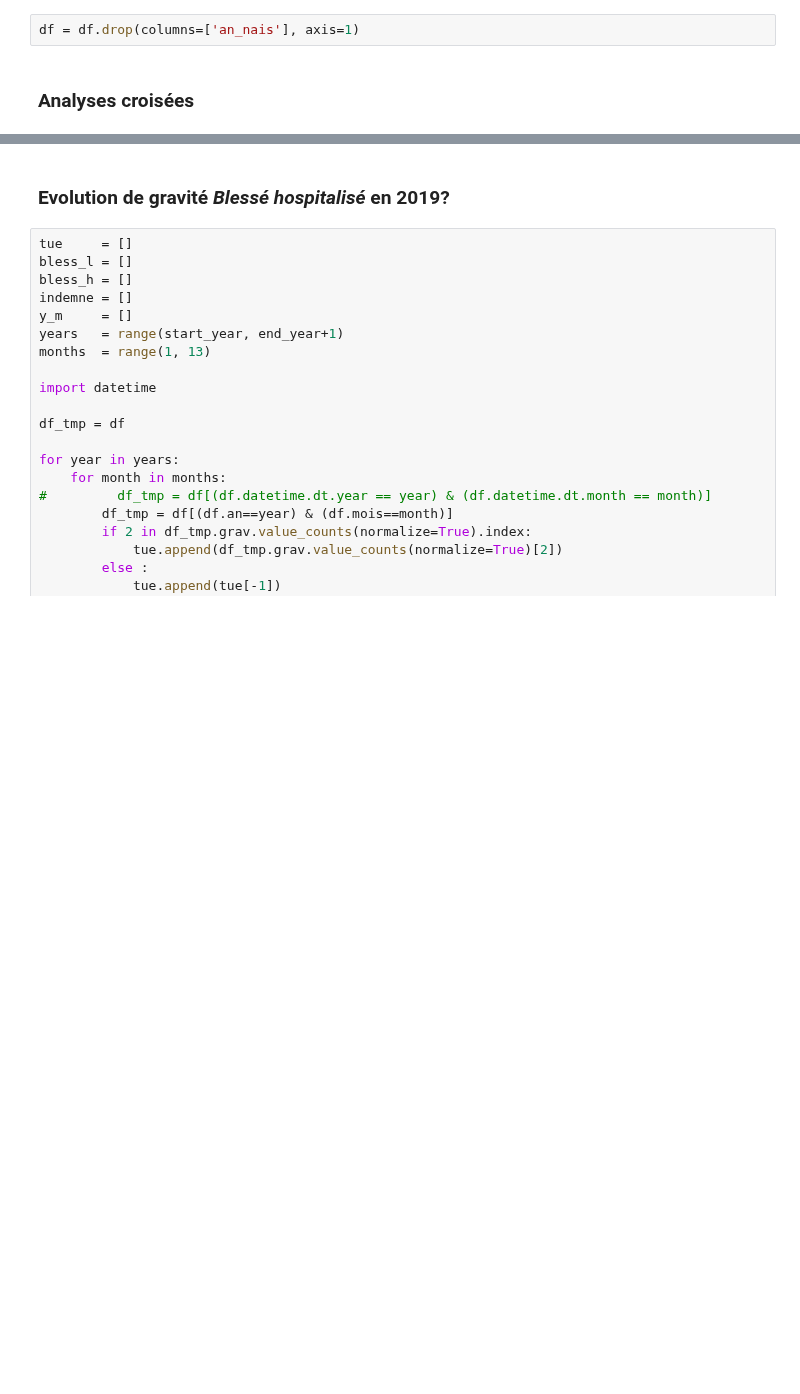
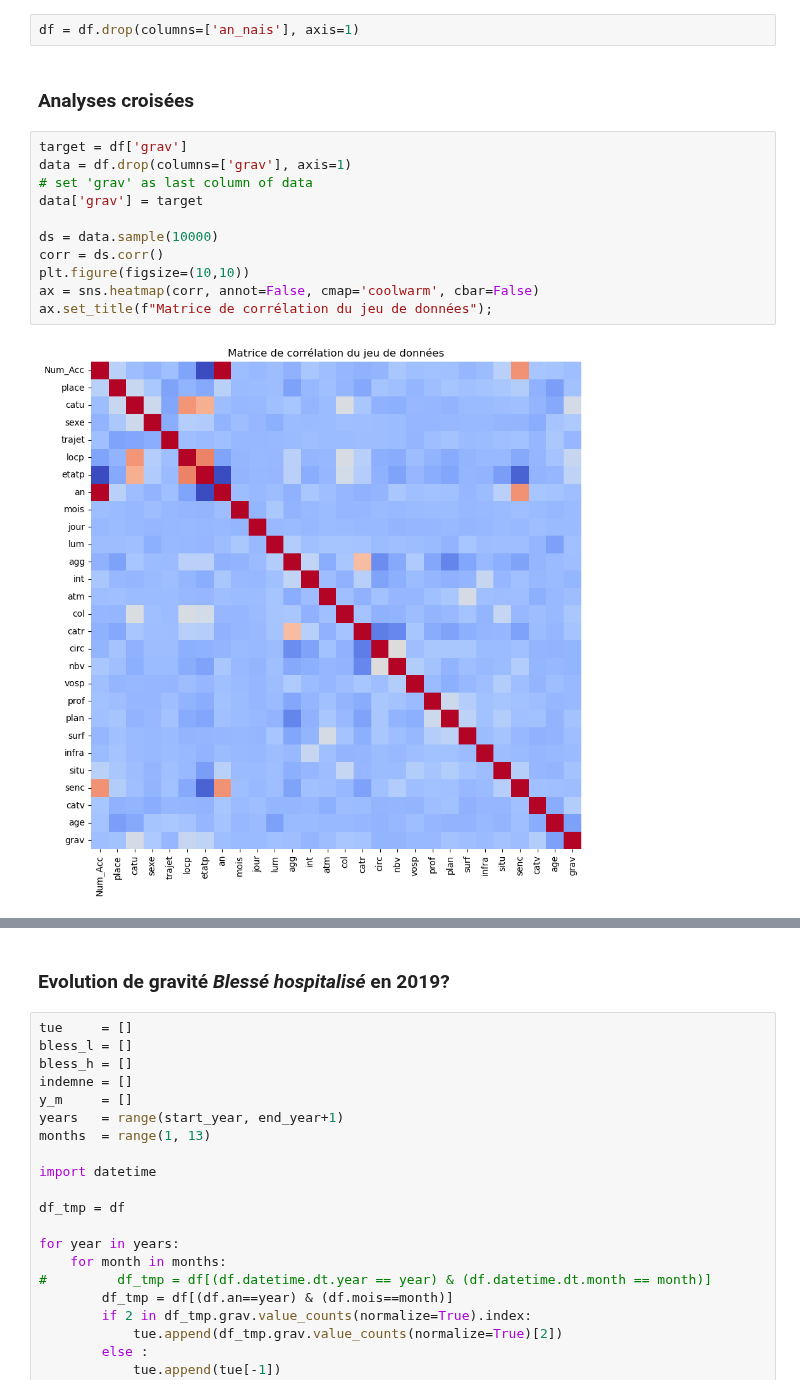
Before and after one commit to nicolascarayon/projet-accidents-routiers, a Jupyter notebook: nico_load_data_in_df.ipynb, the cells around one changed output, grey strips where cells are left out. Saved outputs shown, nothing was run; the diff lists cells and outputs as text; blank space fills up the shorter version.

```diff
--- a/nico_load_data_in_df.ipynb
+++ b/nico_load_data_in_df.ipynb
@@ -214,4 +162,17 @@ df = pt.create_col_grav_lbl(df)
 df = df.drop(columns=['an_nais'], axis=1)
 # %% [markdown]
 ### Analyses croisées
+# %%
+target = df['grav']
+data = df.drop(columns=['grav'], axis=1)
+# set 'grav' as last column of data
+data['grav'] = target
+
+ds = data.sample(10000)
+corr = ds.corr()
+plt.figure(figsize=(10,10))
+ax = sns.heatmap(corr, annot=False, cmap='coolwarm', cbar=False)
+ax.set_title(f"Matrice de corrélation du jeu de données");
+# %% [output]
+[figure, added]
 # %%
```
Also changed, not shown: parts of 14 cells of this notebook, 1 other file.
